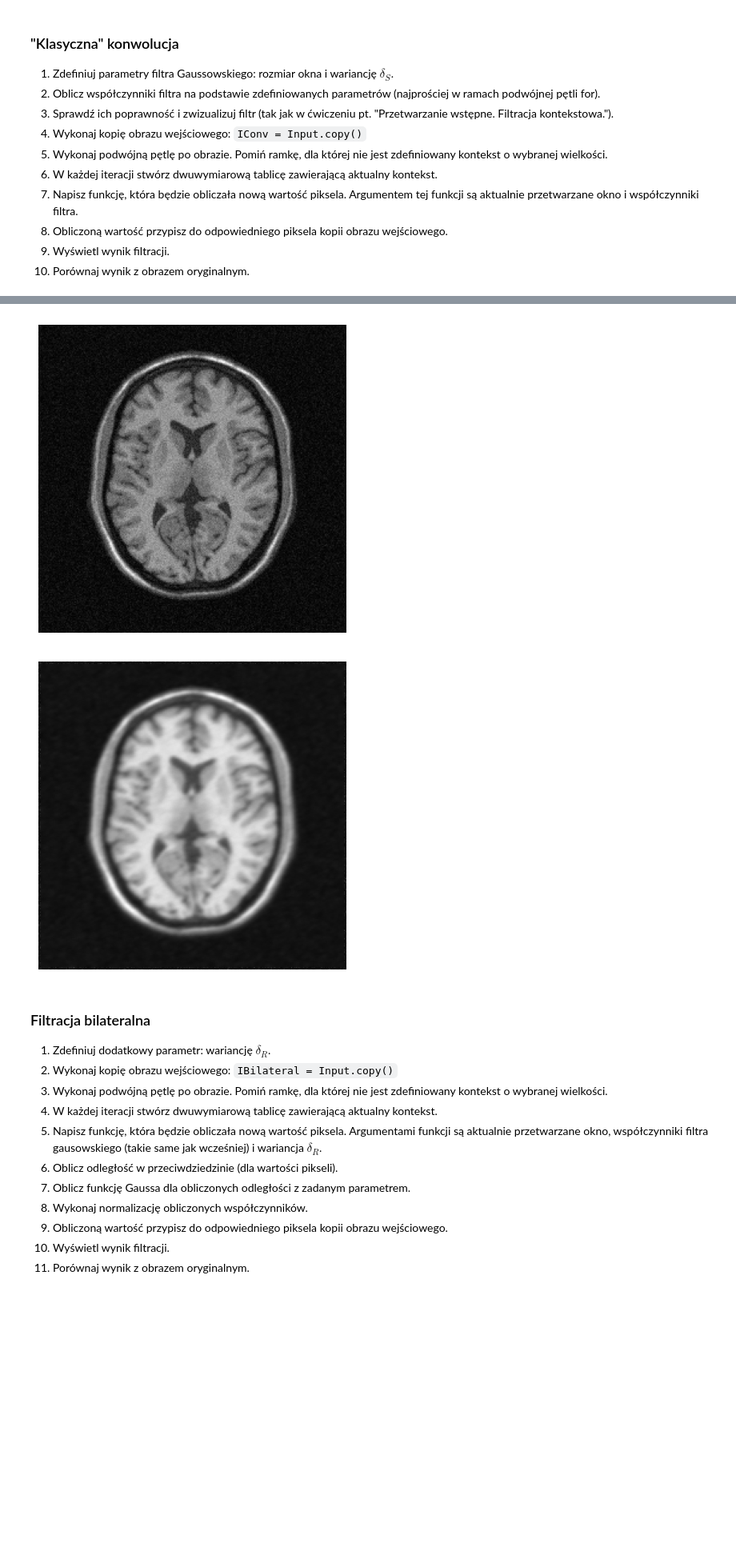
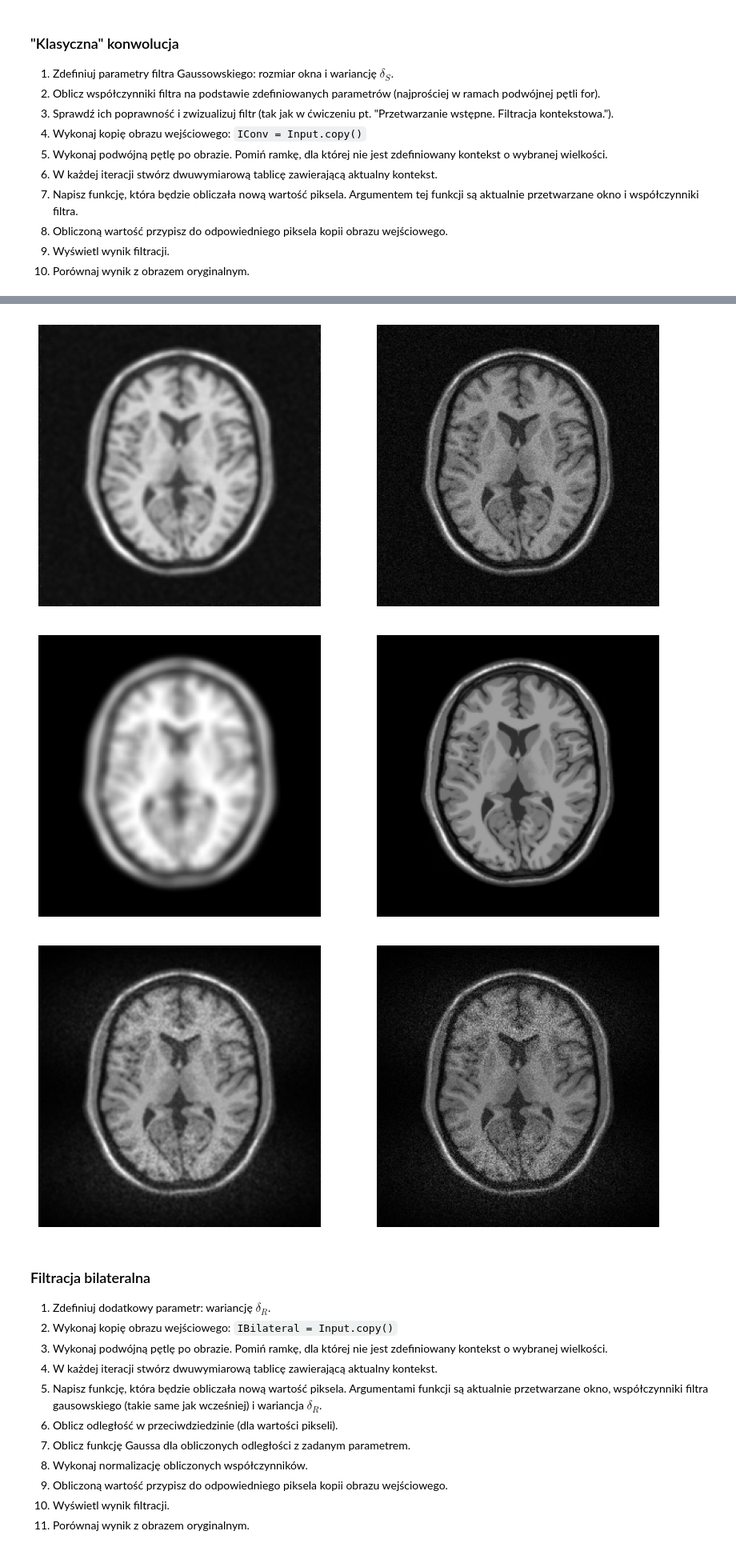
Before and after one commit to michal200292/Digital-Image-Processing, a Jupyter notebook: lab10/07_bilateral.ipynb, the cells around one changed output, grey strips where cells are left out. Shown at 80% size. Saved outputs shown, nothing was run; the diff lists cells and outputs as text; code cells hidden in the pictures; blank space fills up the shorter version.

```diff
--- a/lab10/07_bilateral.ipynb
+++ b/lab10/07_bilateral.ipynb
@@ -146,8 +139,24 @@ create_gauss_kernel(w_size=21, sigma=11, show=True);
-# %%
-convolution(mat['I_noisy1'])
-# %% [output]
-[figure, removed]
-[figure, removed]
+# %%
+def convolution(image, w_size=5, sigma=2.5):
+    if w_size % 2 == 0:
+        raise ValueError("Gaussian kernel should have odd length dimensions")
+    image_copy = image.astype(dtype=np.float32)
+    half = w_size // 2
+    kernel = create_gauss_kernel(w_size, sigma)
+    m, n = image.shape
+    for i in range(half, m - half):
+        for j in range(half, n - half):
+            image_copy[i, j] = np.sum(kernel*image[i-half:i+half + 1, j-half:j+half + 1].astype(np.float32))
+
+    display(image_copy.astype(np.uint8), image)
+# %%
+convolution(mat['I_noisy1'])
+convolution(mat['I_noisefree'], w_size=11, sigma=5)
+convolution(mat['I_noisy2'], w_size=3, sigma=1)
+# %% [output]
+[figure, added]
+[figure, added]
+[figure, added]
 # %% [markdown]
 ### Filtracja bilateralna
 
```
Also changed, not shown: parts of 6 cells of this notebook.
